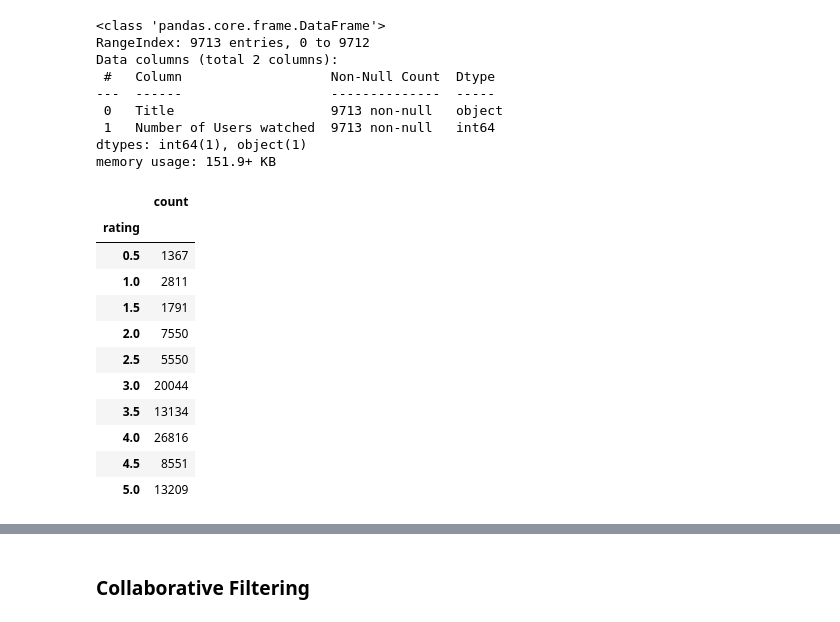
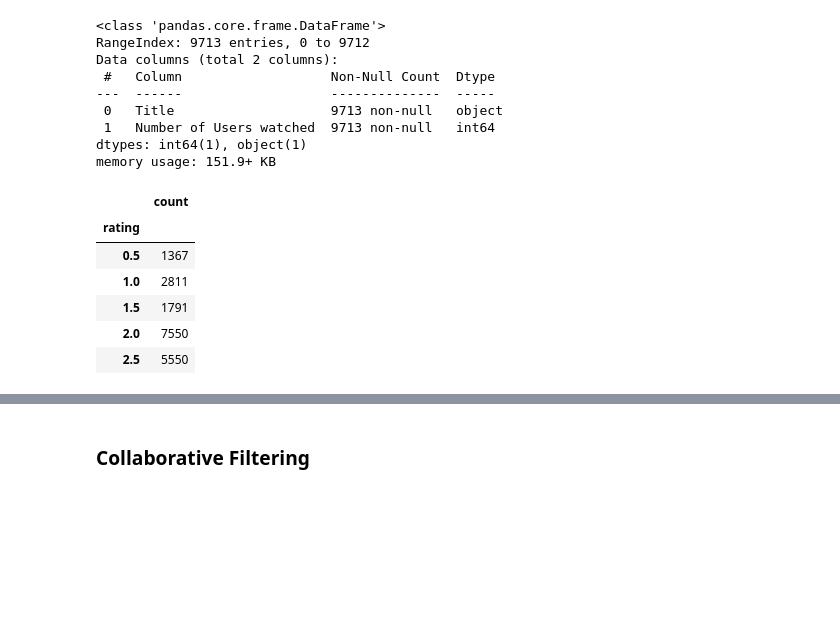
Before and after one commit to seanconlon29/Microsofts-Launch-into-Streaming, a Jupyter notebook: Vinnie-nb.ipynb, the cells around one changed output, grey strips where cells are left out. Drawn from its saved outputs; the diff is of its cells as text; code cells hidden in the pictures; blank space fills up the shorter version.

```diff
--- a/Vinnie-nb.ipynb
+++ b/Vinnie-nb.ipynb
@@ -382,17 +389,12 @@ dtypes: int64(1), object(1)
 memory usage: 151.9+ KB
 # %%
 rtg_countdf = pd.DataFrame(dfm2.groupby(['rating']).size(), columns=['count'])
-rtg_countdf
+rtg_countdf.head()
 # %% [output]
 |  | count |
 | rating |  |
 | 0.5 | 1367 |
 | 1.0 | 2811 |
 | 1.5 | 1791 |
 | 2.0 | 7550 |
 | 2.5 | 5550 |
-| 3.0 | 20044 |
-| 3.5 | 13134 |
-| 4.0 | 26816 |
-| 4.5 | 8551 |
-| 5.0 | 13209 |
```
Also changed, not shown: parts of 6 cells of this notebook.
